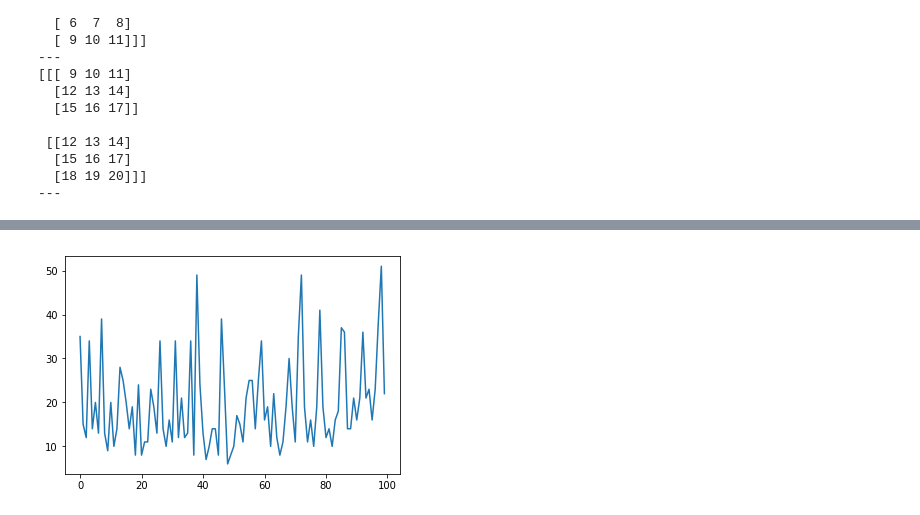
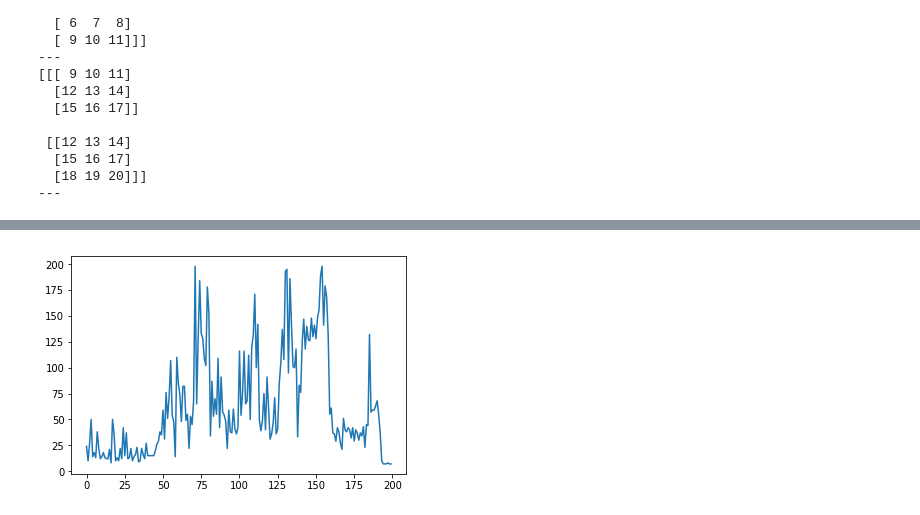
Before and after one commit to omikad/studying-ml, a Jupyter notebook: RL2/Experiments3.ipynb, the cells around one changed output, grey strips where cells are left out. Cells and saved outputs as stored; diff of their text form; code cells hidden in the pictures.

```diff
--- a/RL2/Experiments3.ipynb
+++ b/RL2/Experiments3.ipynb
@@ -78,6 +78,9 @@ def decay_exploration_rate(params, episode):
     params.epsilon = params.epsilon_start * math.pow(x, episode)
 
 def train(session, tfwriter, env, agent, params):
+    agent.session = session
+    agent.tfwriter = tfwriter
+
     rewards = []
 
     for episode in range(params.episodes_count):
@@ -86,7 +89,7 @@ def train(session, tfwriter, env, agent, params):
         replays = []
 
         for frame in range(params.max_frame_in_episode):
-            action = agent.act(session, state, frame)
+            action = agent.act(state, frame)
 
             next_state, reward, done, _ = env.step(action)
 
@@ -108,10 +111,14 @@ def train(session, tfwriter, env, agent, params):
             agent.remember(state, action, episode_rewards[i], next_state, frame)
 
         if episode > params.episodes_warmup and (episode + 1) % params.episodes_between_think == 0:
-            agent.think(session, tfwriter, params.batch_size, episode)
+            agent.think(params.batch_size, episode)
 
         decay_exploration_rate(params, episode)
 
+        tfwriter.add_summary(tf.Summary(value=[
+            tf.Summary.Value(tag='Train/Reward_sum', simple_value=rewards[-1]),
+        ]), episode)
+
     return agent, rewards
 # %%
 class FlatMemory:
@@ -211,6 +218,13 @@ for batch in _split_seq_to_rnn_batches(np.arange(21).reshape((7, 3)), B=2, rnn_s
   [15 16 17]
   [18 19 20]]]
 ---
+# %%
+def _normalize(a):
+    a -= np.mean(a)
+    std = np.std(a)
+    if std != 0:
+        a /= std
+    return a
 # %%
 class RnnModel:
     def __init__(self, params):
@@ -307,14 +518,15 @@ class RnnModel:
 run += 1
 tf.reset_default_graph()
 
-params = LearningParameters(env, env.reset(), episodes_count=100)
+params = LearningParameters(env, env.reset(), episodes_count=200)
 params.max_frame_in_episode = min(params.max_frame_in_episode, 500)
 params.learning_rate = 0.003
-params.max_memory_size = 500
+params.max_memory_size = 1000
+params.reset_rnn_state_iters = 10
 params.batch_size = 32
-params.rnn_state_size = 6
-params.rnn_steps = 3
-agent = RnnModel(params)
+params.rnn_state_size = 3
+params.rnn_steps = 4
+agent = RnnQModel(params)
 
 # Train on GPU
 config = tf.ConfigProto(log_device_placement=True)
@@ -340 +556 @@ Wall time: 37.9 s
-[figure, old version]
+[figure, new version]
```
Also changed, not shown: parts of 4 cells of this notebook.
